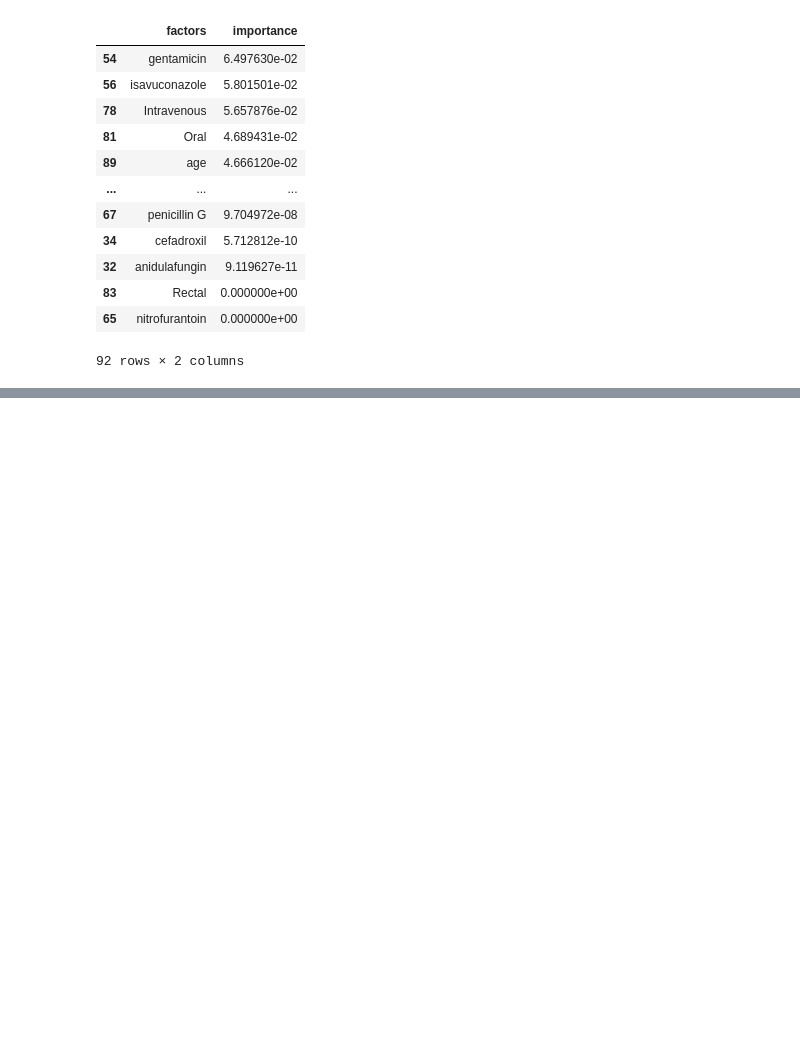
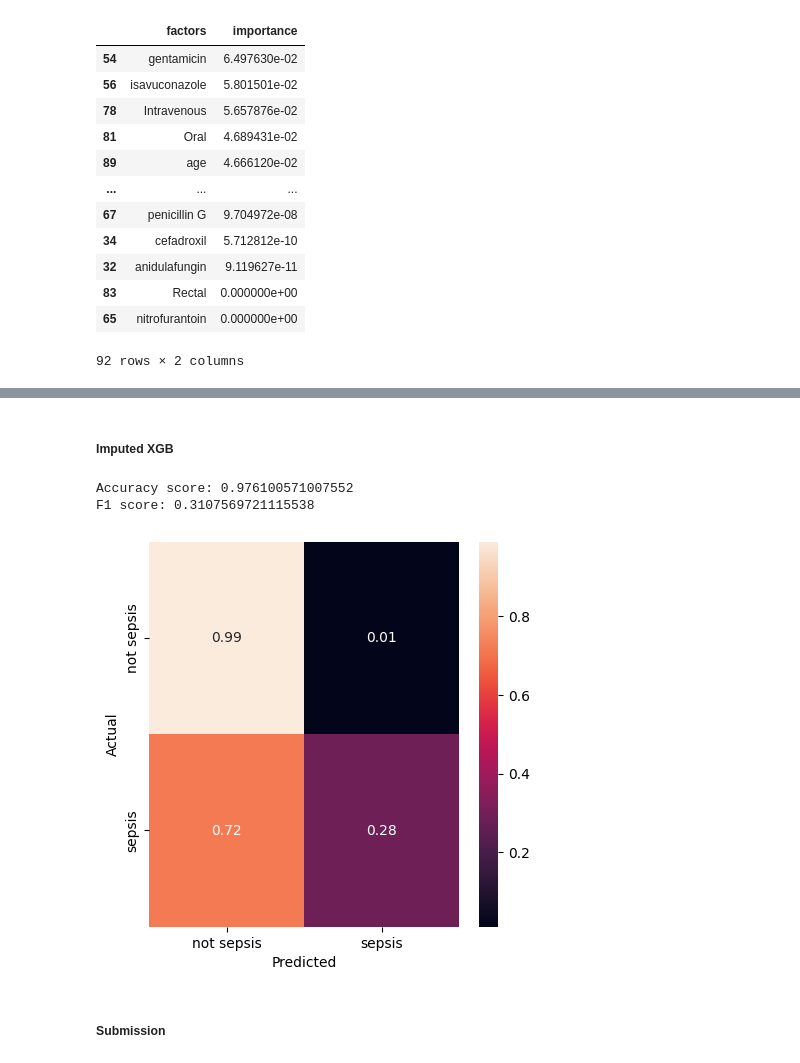
Before and after one commit to carseys/pediatric-sepsis-ml-kaggle, a Jupyter notebook: sepsis-data-preprocessing.ipynb, the cells around one changed output, grey strips where cells are left out. Cells and saved outputs as stored; diff of their text form; code cells hidden in the pictures; blank space fills up the shorter version.

Commit message:
admission column, imputations

```diff
--- a/sepsis-data-preprocessing.ipynb
+++ b/sepsis-data-preprocessing.ipynb
@@ -976,15 +1144,15 @@ def personal_imputation(df: pd.DataFrame):
 
         imp = KNNImputer(n_neighbors = 2)
         imp.fit(X = imputable_cols)
-        imputed_rows = list(imp.transform(X = imputable_cols))
+        imputed_cols = imp.transform(X = imputable_cols)
 
-        null_list = list(null_cols)
+        # null_list = list(null_cols)
 
-        null_df = pd.DataFrame(null_list, columns=null_col_ind)
-        imped_df = pd.DataFrame(imputed_rows, columns=impute_col_ind)
-        merged_df = pd.concat([null_df.reset_index(drop=True),imped_df.reset_index(drop=True)], axis=1)
+        # null_df = pd.DataFrame([null_list], columns=null_col_ind)
+        imped_df = pd.DataFrame(imputed_cols, columns=impute_col_ind)
+        merged_df = pd.concat([null_cols.reset_index(drop=True),imped_df.reset_index(drop=True)], axis=1)
         merged_df = merged_df[original_order]
-        imputed_list.append(list(merged_df))
+        imputed_list.extend(merged_df.values.tolist())
 
     new_df = pd.DataFrame(imputed_list,columns=list(df.columns))
     new_df.to_csv(f'./processed_data/factors_imputed_by_person_id.csv')
@@ -1247,2 +1434,13 @@ Index(['amoxicillin', 'ampicillin', 'anidulafungin', 'azithromycin',
+# %% [markdown]
+##### Imputed XGB
+# %%
+imp_split, imp_cols = format_for_modeling(imputed_factors)
+imp_xgb, imp_preds = xgb_model(imp_split)
+# %% [output]
+Accuracy score: 0.976100571007552
+F1 score: 0.3107569721115538
+[figure, added]
+# %% [markdown]
+##### Submission
 # %%
 prediction_submission = xgb.predict(test_data_factors_2)
```
Also changed, not shown: parts of 48 cells of this notebook.
